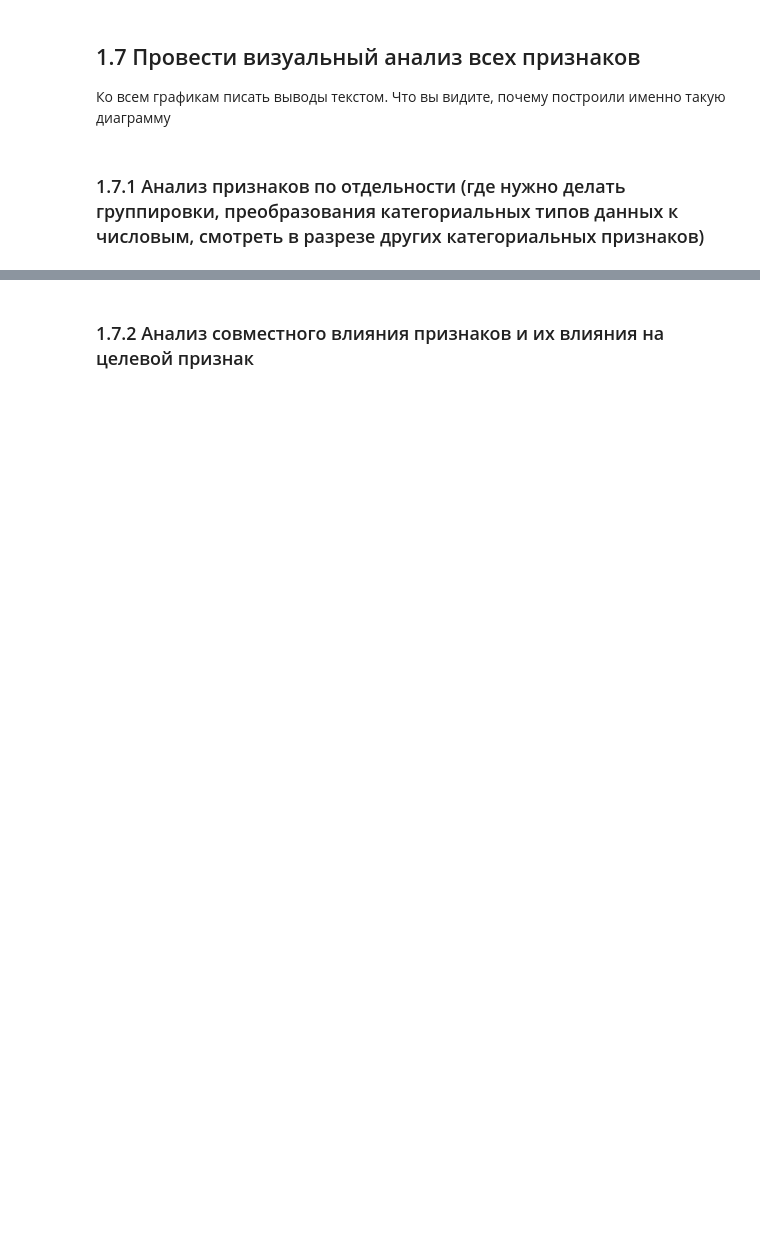
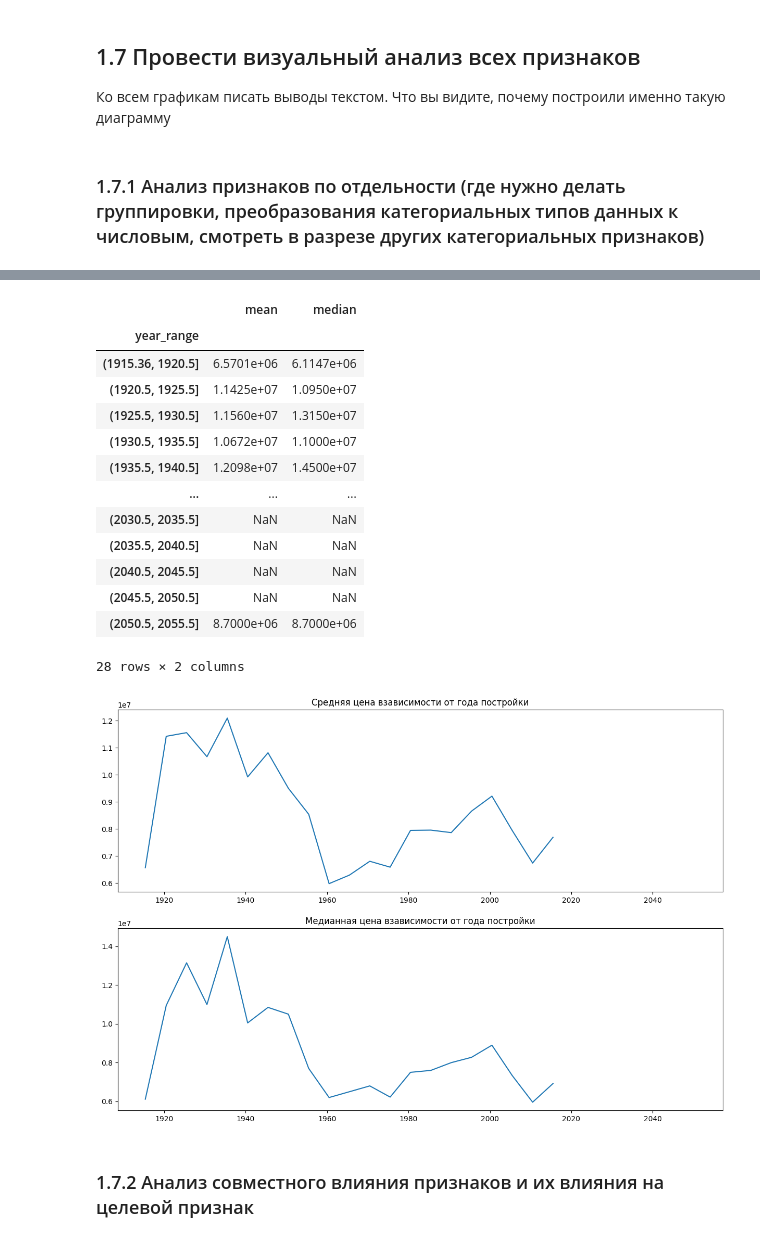
Before and after one commit to pyretttt/masters, a Jupyter notebook: finalTask/06_Шаблон итогового проекта .ipynb, the cells around one changed output, grey strips where cells are left out. Saved outputs shown, nothing was run; the diff lists cells and outputs as text; code cells hidden in the pictures; blank space fills up the shorter version.

```diff
--- a/finalTask/06_Шаблон итогового проекта .ipynb
+++ b/finalTask/06_Шаблон итогового проекта .ipynb
@@ -547,7 +547,7 @@ def smooth_by_quartile(data: DataFrame, feature: str):
     data[column] = np.where(data[column] < lower_bound, lower_bound, data[column])
     data[column] = np.where(data[column] > upper_bound, upper_bound, data[column])
 
-columns_to_smooth = set(['full_sq', 'life_sq', 'state', 'num_room', 'kitch_sq', 'price_doc', 'build_year'])
+columns_to_smooth = set(['full_sq', 'life_sq', 'kitch_sq', 'price_doc', 'build_year'])
 columns_to_exclude = set(df_copy.columns).difference(columns_to_smooth)
 for column in df_copy[list(columns_to_smooth)].columns:
     smooth_by_quartile(df_copy, column)
@@ -606,11 +604,27 @@ df_full['number_of_salaries_to_buy_apartment'] = df_full['price_doc'] / df_full[
 
 df_full['square_meter_price'] = df_full['price_doc'] / df_full['full_sq']
 
+exclude_list = ['num_room', 'state']
+
 for column in df_full.columns:
     if df_full[column].dtype not in [np.int_, np.float_]:
         continue
+    if column in exclude_list:
+        continue
 
     smooth_by_quartile(df_full, column)
+
+def smooth_by_mode(df: DataFrame, columns: list[str]):
+    for column in columns:
+        q1 = df[column].quantile(.25)
+        q3 = df[column].quantile(.75)
+        iqr = q3 - q1
+        lower_bound = q1 - 1.5 * iqr
+        upper_bound = q3 + 1.5 * iqr
+        df[column] = np.where(df[column] < lower_bound, df[column].mode(), df[column])
+        df[column] = np.where(df[column] > upper_bound, df[column].mode(), df[column])
+
+smooth_by_mode(df_full, ['state'])
 
 df_full['novelty_of_building'] = pd.cut(df_full['build_year'],
                                         bins=4,
@@ -646,2 +703,33 @@ ERROR! Session/line number was not unique in database. History logging moved to
+# %%
+df_full_masked = df_full[mask].copy()
+bins_count = int((df_full_masked['build_year'].max() - df_full_masked['build_year'].min()) // 5)
+df_full_masked['year_range'] = pd.cut(df_full_masked['build_year'], bins_count)
+
+year_gr = df_full_masked.groupby('year_range')['price_doc'].agg(['mean', 'median'])
+display(year_gr)
+fig, axes = plt.subplots(nrows=2, ncols=1, figsize=(15, 10))
+
+for index, column in enumerate(year_gr.columns):
+    axes[index].plot(year_gr.index.to_series().apply(lambda x: x.left), year_gr[column])
+    axes[index].set_title(('Средняя' if index == 0 else 'Медианная') + ' цена взависимости от года постройки')
+
+# Есть какие-то странные выбросы в стоимости домов построенных в период с 1920 - 1955
+# В целом средня цена за дома построенные в период 2000, выше на 0.5-1.5 пункта, чем на дома построенные в период 1960-1990
+# %% [output]
+|  | mean | median |
+| year_range |  |  |
+| (1915.36, 1920.5] | 6.5701e+06 | 6.1147e+06 |
+| (1920.5, 1925.5] | 1.1425e+07 | 1.0950e+07 |
+| (1925.5, 1930.5] | 1.1560e+07 | 1.3150e+07 |
+| (1930.5, 1935.5] | 1.0672e+07 | 1.1000e+07 |
+| (1935.5, 1940.5] | 1.2098e+07 | 1.4500e+07 |
+| ... | ... | ... |
+| (2030.5, 2035.5] | NaN | NaN |
+| (2035.5, 2040.5] | NaN | NaN |
+| (2040.5, 2045.5] | NaN | NaN |
+| (2045.5, 2050.5] | NaN | NaN |
+| (2050.5, 2055.5] | 8.7000e+06 | 8.7000e+06 |
+28 rows × 2 columns
+[figure, added]
 # %% [markdown]
 ### 1.7.2 Анализ совместного влияния признаков и их влияния на целевой признак
```
Also changed, not shown: parts of 15 cells of this notebook, 1 other file.
